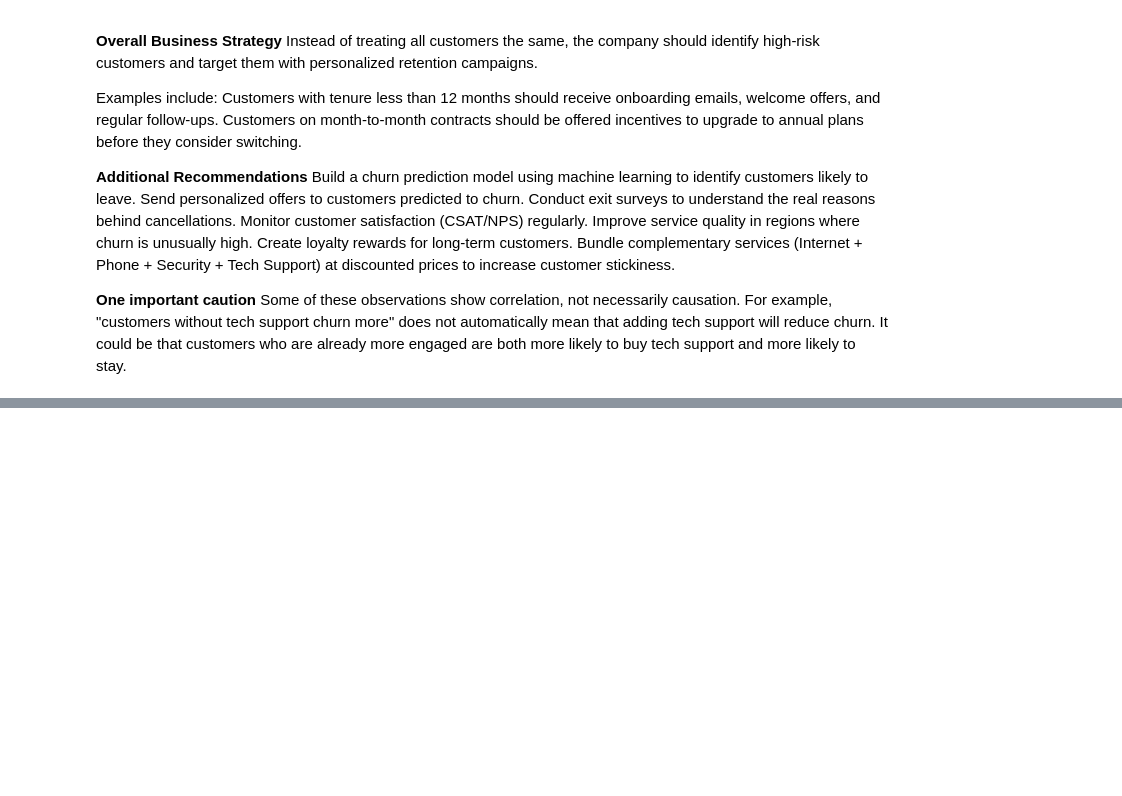
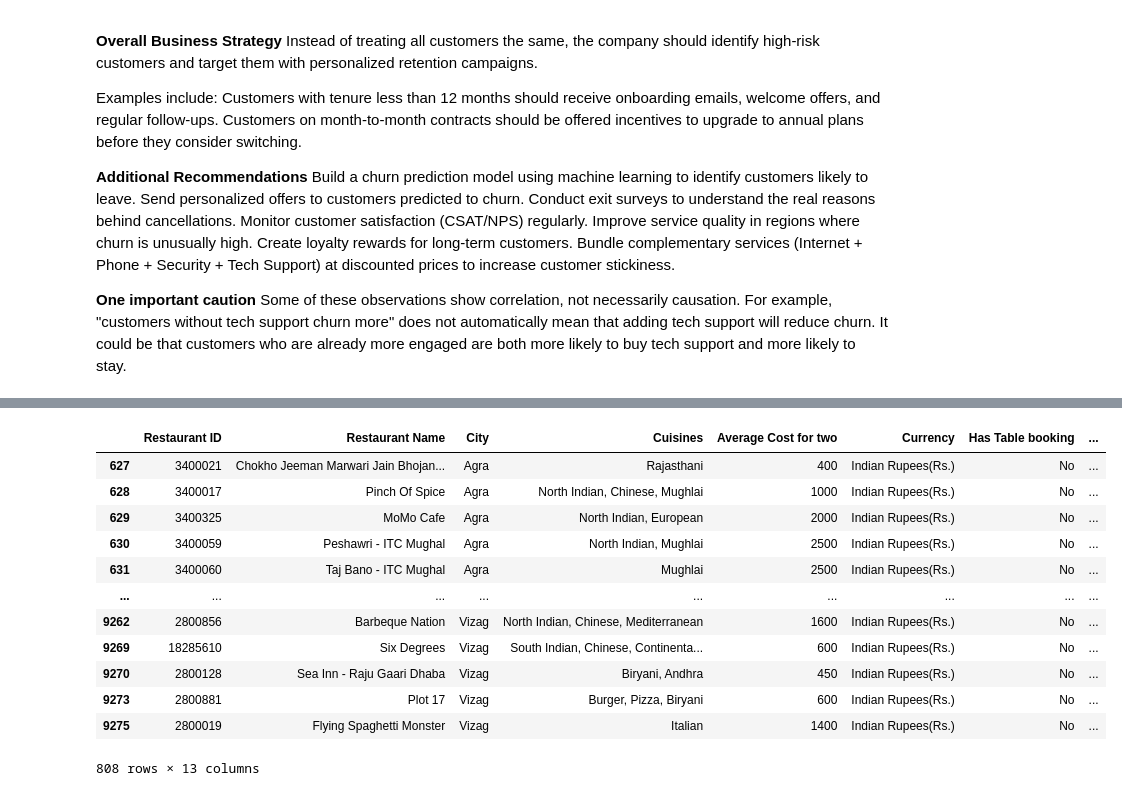
Before and after one commit to prathipatisathwika/Customer_Churn_Analysis.ipynb, a Jupyter notebook: Copy_of_Python_libraries.ipynb, the cells around one changed output, grey strips where cells are left out. Cells and saved outputs as stored; diff of their text form; code cells hidden in the pictures; blank space fills up the shorter version.

```diff
--- a/Copy_of_Python_libraries.ipynb
+++ b/Copy_of_Python_libraries.ipynb
@@ -516,0 +921,3 @@ Some of these observations show correlation, not necessarily causation. For exam
+# %%
+data = pd.read_csv("/content/zomato.csv" , encoding = 'latin1' )
+data
@@ -516,0 +952,3 @@ Some of these observations show correlation, not necessarily causation. For exam
+# %%
+data.drop(  columns = ['Country Code', 'Address', 'Locality', 'Locality Verbose', 'Longitude', 'Latitude',
+          'Switch to order menu', 'Rating color', ]  , inplace = True)
@@ -516,0 +1017,17 @@ Some of these observations show correlation, not necessarily causation. For exam
+# %%
+# Top rated indian restaurants
+data[ (data["Aggregate rating" ] >= 4) & ( data["Currency"] == "Indian Rupees(Rs.)")  ]
+# %% [output]
+|  | Restaurant ID | Restaurant Name | City | Cuisines | Average Cost for two | Currency | Has Table booking | ... |
+| 627 | 3400021 | Chokho Jeeman Marwari Jain Bhojan... | Agra | Rajasthani | 400 | Indian Rupees(Rs.) | No | ... |
+| 628 | 3400017 | Pinch Of Spice | Agra | North Indian, Chinese, Mughlai | 1000 | Indian Rupees(Rs.) | No | ... |
+| 629 | 3400325 | MoMo Cafe | Agra | North Indian, European | 2000 | Indian Rupees(Rs.) | No | ... |
+| 630 | 3400059 | Peshawri - ITC Mughal | Agra | North Indian, Mughlai | 2500 | Indian Rupees(Rs.) | No | ... |
+| 631 | 3400060 | Taj Bano - ITC Mughal | Agra | Mughlai | 2500 | Indian Rupees(Rs.) | No | ... |
+| ... | ... | ... | ... | ... | ... | ... | ... | ... |
+| 9262 | 2800856 | Barbeque Nation | Vizag | North Indian, Chinese, Mediterranean | 1600 | Indian Rupees(Rs.) | No | ... |
+| 9269 | 18285610 | Six Degrees | Vizag | South Indian, Chinese, Continenta... | 600 | Indian Rupees(Rs.) | No | ... |
+| 9270 | 2800128 | Sea Inn - Raju Gaari Dhaba | Vizag | Biryani, Andhra | 450 | Indian Rupees(Rs.) | No | ... |
+| 9273 | 2800881 | Plot 17 | Vizag | Burger, Pizza, Biryani | 600 | Indian Rupees(Rs.) | No | ... |
+| 9275 | 2800019 | Flying Spaghetti Monster | Vizag | Italian | 1400 | Indian Rupees(Rs.) | No | ... |
+808 rows × 13 columns
```
Also changed, not shown: parts of 59 cells of this notebook.
